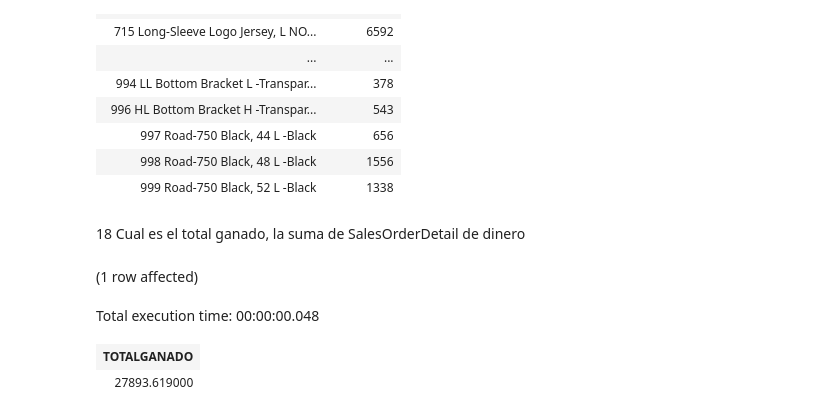
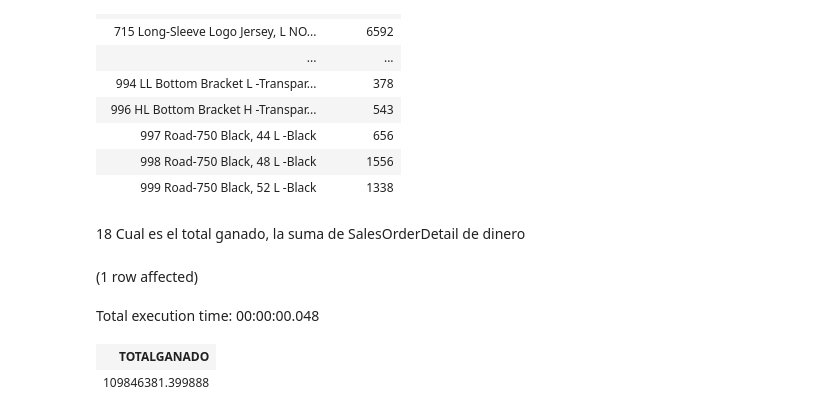
Before and after one commit to Asambler2/Hiberus-enlace, a Jupyter notebook: sql/EJ4VariasTablas/Notebook-1.ipynb, the cells around one changed output. Saved outputs shown, nothing was run; the diff lists cells and outputs as text; code cells hidden in the pictures.

```diff
--- a/sql/EJ4VariasTablas/Notebook-1.ipynb
+++ b/sql/EJ4VariasTablas/Notebook-1.ipynb
@@ -319,9 +319,9 @@ Total execution time: 00:00:00.077
 # %% [markdown]
 18 Cual es el total ganado, la suma de SalesOrderDetail de dinero
 # %%
-SELECT MAX(LINETOTAL) AS TOTALGANADO FROM SALES.SalesOrderDetail
+SELECT SUM(LINETOTAL) AS TOTALGANADO FROM SALES.SalesOrderDetail
 # %% [output]
 (1 row affected)
 Total execution time: 00:00:00.048
 | TOTALGANADO |
-| 27893.619000 |
+| 109846381.399888 |
```
